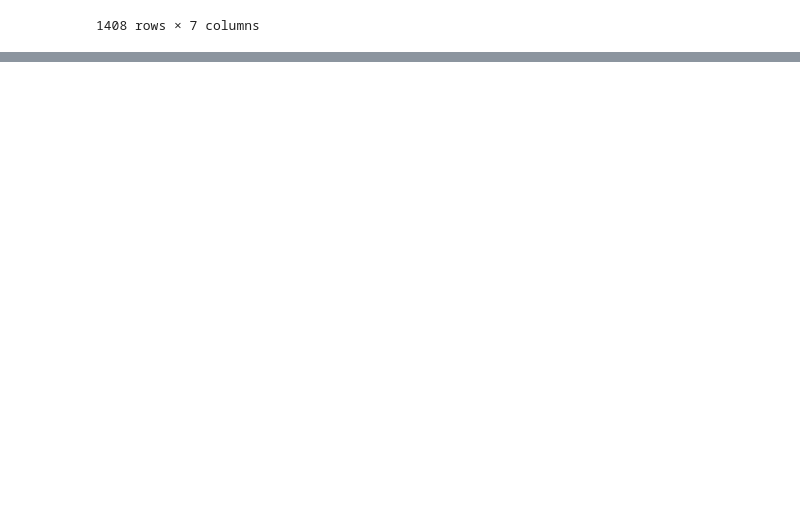
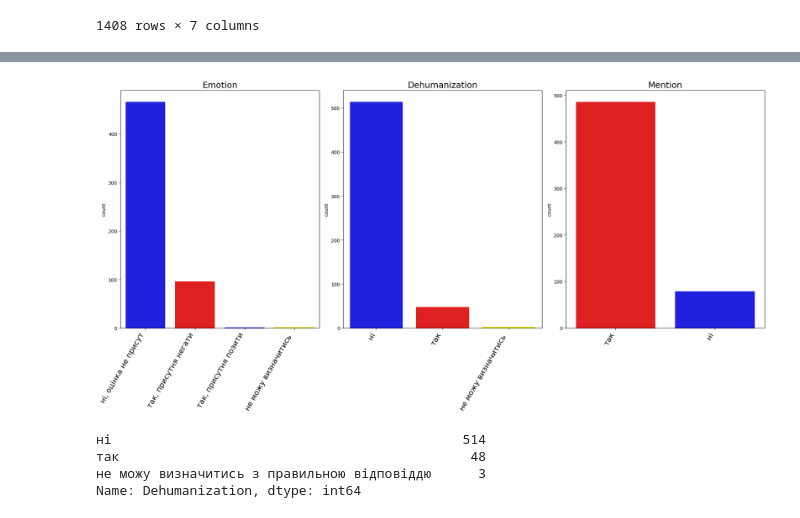
Before and after one commit to kateburovova/dehumanization, a Jupyter notebook: annotation/labels_processing.ipynb, the cells around one changed output, grey strips where cells are left out. Saved outputs shown, nothing was run; the diff lists cells and outputs as text; code cells hidden in the pictures; blank space fills up the shorter version.

```diff
--- a/annotation/labels_processing.ipynb
+++ b/annotation/labels_processing.ipynb
@@ -410,0 +455,11 @@ df_cleaned.to_csv('/Users/katerynaburovova/PycharmProjects/dehumanization/annota
+# %%
+authors = df_merged['Created By'].unique().tolist()
+rating = [1, 2]
+# %%
+data = {'Created By': authors, 'rating': rating}
+df_rating = pd.DataFrame(data)
+# %%
+df_combined = df_merged.merge(df_rating, on='Created By')
+df_combined = df_combined.sort_values(['External ID', 'rating'], ascending=True)
+# %%
+df_cleaned = df_combined.drop_duplicates(subset='External ID', keep='first')
@@ -410,0 +499,35 @@ df_cleaned.to_csv('/Users/katerynaburovova/PycharmProjects/dehumanization/annota
+# %%
+import seaborn as sns
+import matplotlib.pyplot as plt
+
+fig, ax = plt.subplots(1, 3, figsize=(20, 10))
+
+sns.countplot(x="Emotion", data=df_cleaned, palette=color_dict_emotion, ax=ax[0])
+ax[0].set_xticklabels(ax[0].get_xticklabels(), rotation=60, ha='right', fontsize=16)  # Adjust fontsize here
+ax[0].set_xlabel('')
+ax[0].set_title('Emotion', fontsize=18)  # Adjust title fontsize here
+
+sns.countplot(x="Dehumanization", data=df_cleaned, palette=color_dict_dehumanization, ax=ax[1])
+ax[1].set_xticklabels(ax[1].get_xticklabels(), rotation=60, ha='right', fontsize=16)  # Adjust fontsize here
+ax[1].set_xlabel('')
+ax[1].set_title('Dehumanization', fontsize=18)  # Adjust title fontsize here
+
+sns.countplot(x="Mention", data=df_cleaned, palette=color_dict_mention, ax=ax[2])
+ax[2].set_xticklabels(ax[2].get_xticklabels(), rotation=60, ha='right', fontsize=16)  # Adjust fontsize here
+ax[2].set_xlabel('')
+ax[2].set_title('Mention', fontsize=18)  # Adjust title fontsize here
+
+for a in ax:
+    a.set_xticklabels([label.get_text()[:20] for label in a.get_xticklabels()], rotation=60)
+
+plt.tight_layout()
+plt.show()
+# %% [output]
+[figure, added]
+# %%
+df_cleaned.Dehumanization.value_counts()
+# %% [output]
+ні                                             514
+так                                             48
+не можу визначитись з правильною відповіддю      3
+Name: Dehumanization, dtype: int64
```
Also changed, not shown: parts of 45 cells of this notebook.
